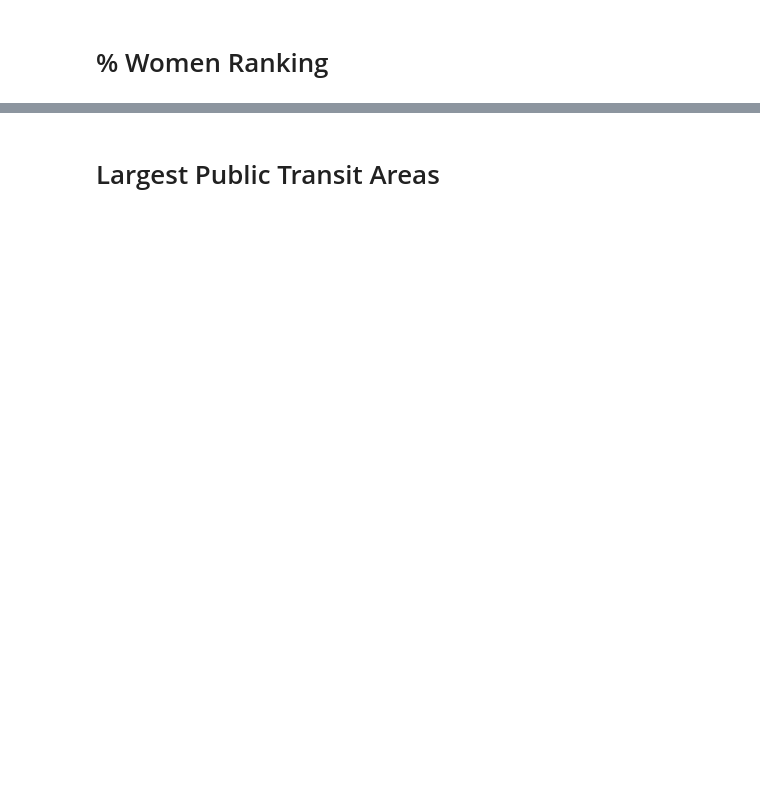
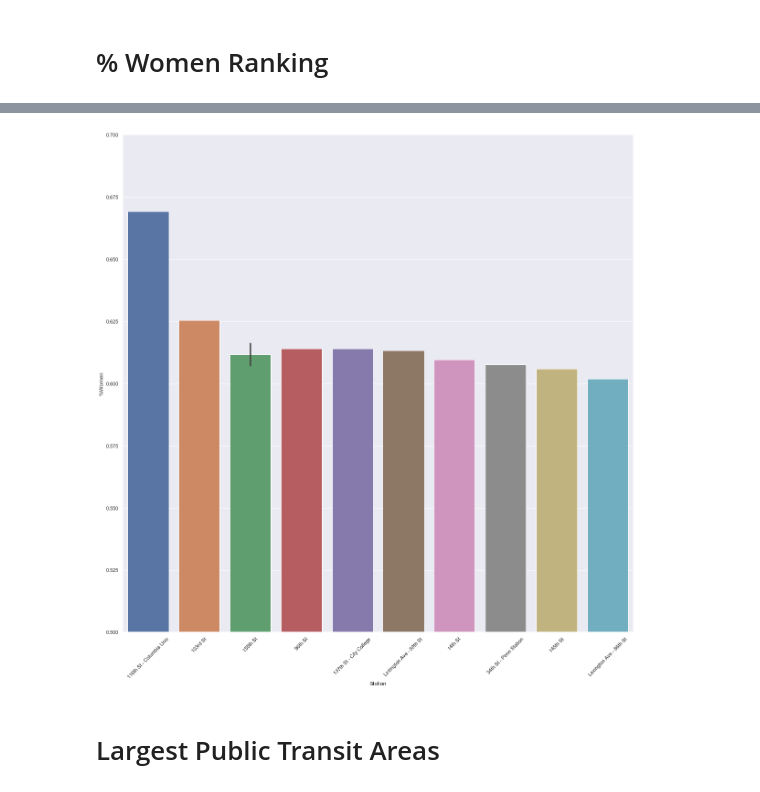
Before and after one commit to huangee/metis-MTA-project, a Jupyter notebook: NYC Census.ipynb, the cells around one changed output, grey strips where cells are left out. Cells and saved outputs as stored; diff of their text form; code cells hidden in the pictures; blank space fills up the shorter version.

```diff
--- a/NYC Census.ipynb
+++ b/NYC Census.ipynb
@@ -271,0 +250,14 @@ womenmeans.nlargest(20, '%Women')
+# %%
+m = mergedf.Borough == 'Manhattan'
+manhattan = mergedf[m]
+
+womennumgroup = manhattan.groupby(['CensusTract'])
+womennummeans = womengroup.agg({'Women': 'mean', '%Women': 'mean'})
+
+
+topwomenhubs = womennummeans.nlargest(11, '%Women')
+
+topwomenhubs['Station'] = ['116th St - Columbia Univ', '103rd St', '155th St','96th St', '137th St - City College',
+                             'Lexington Ave - 59th St', '14th St', '34th St - Penn Station', '155th St', '145th St',
+                             'Lexington Ave - 86th St']
+topwomenhubs
@@ -272,2 +278,10 @@ womenmeans.nlargest(20, '%Women')
+# %%
+plt.figure(figsize=(20,20))
+sns.set()
+sns.barplot(x = 'Station',y='%Women',data=topwomenhubs);
+plt.ylim(0.5, 0.7)
+plt.xticks(rotation=45);
+# %% [output]
+[figure, added]
 # %% [markdown]
 # Largest Public Transit Areas
```
Also changed, not shown: parts of 30 cells of this notebook.
